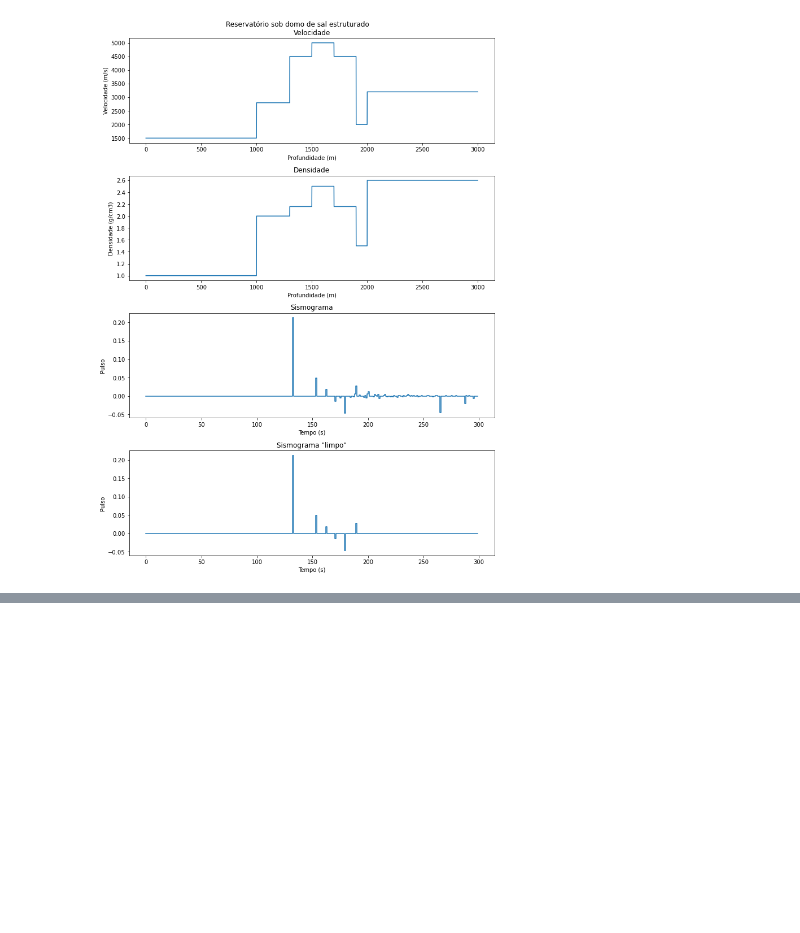
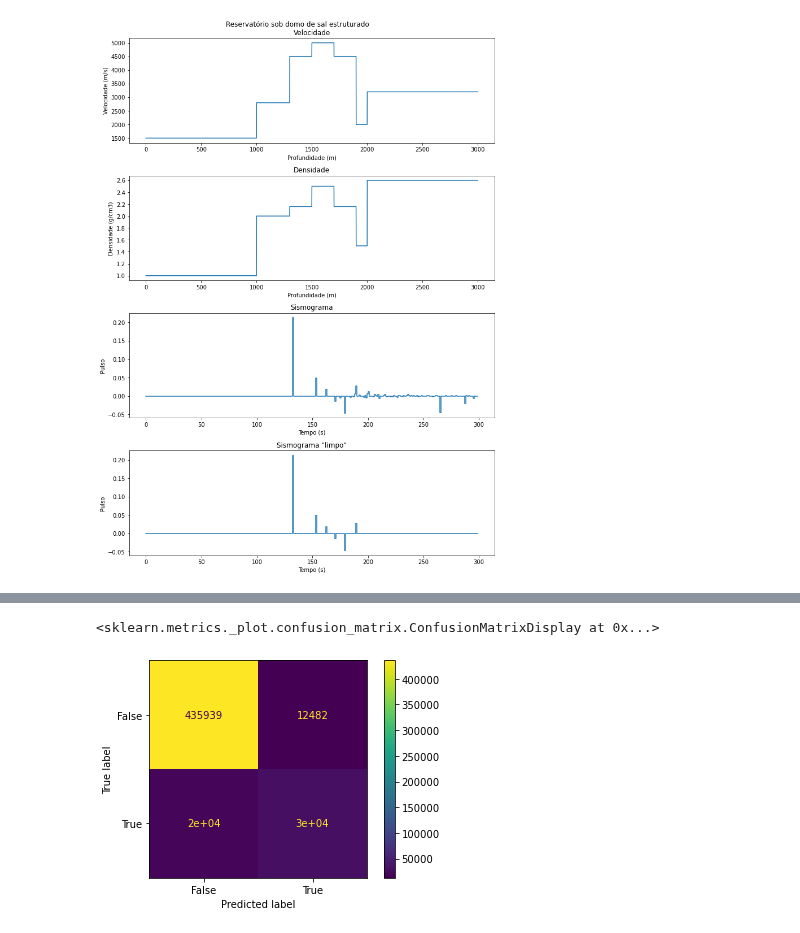
Before and after one commit to thiago-carneiro/mestrado, a Jupyter notebook: conv/conv.ipynb, the cells around one changed output, grey strips where cells are left out. Saved outputs shown, nothing was run; the diff lists cells and outputs as text; code cells hidden in the pictures; blank space fills up the shorter version.

Commit message:
Random Forest

```diff
--- a/conv/conv.ipynb
+++ b/conv/conv.ipynb
@@ -396,0 +387,9 @@ ModeloParalelas(prof=profs,v=vs,rho=rhos).colunas[0].plot(titulo='Muitas Camadas
+# %%
+dados_treino = ModeloAleatorio(nx=10000).obter_pulsos_classificados().droplevel('coluna')
+dados_teste = ModeloAleatorio(nx=10000).obter_pulsos_classificados().droplevel('coluna')
+# %%
+X_treino = dados_treino['pulso'].reset_index().to_numpy()
+y_treino = dados_treino['limpo'].reset_index(drop=True).to_numpy()
+# %%
+X_teste = dados_teste['pulso'].reset_index().to_numpy()
+y_teste = dados_teste['limpo'].reset_index(drop=True).to_numpy()
@@ -396,0 +406,7 @@ ModeloParalelas(prof=profs,v=vs,rho=rhos).colunas[0].plot(titulo='Muitas Camadas
+# %%
+clf_rf = RandomForestClassifier(n_estimators=1000,n_jobs=-1).fit(X_treino,y_treino)
+# %%
+ConfusionMatrixDisplay.from_estimator(clf_rf,X_teste,y_teste)
+# %% [output]
+<sklearn.metrics._plot.confusion_matrix.ConfusionMatrixDisplay at 0x...>
+[figure, added]
```
Also changed, not shown: parts of 7 cells of this notebook.
